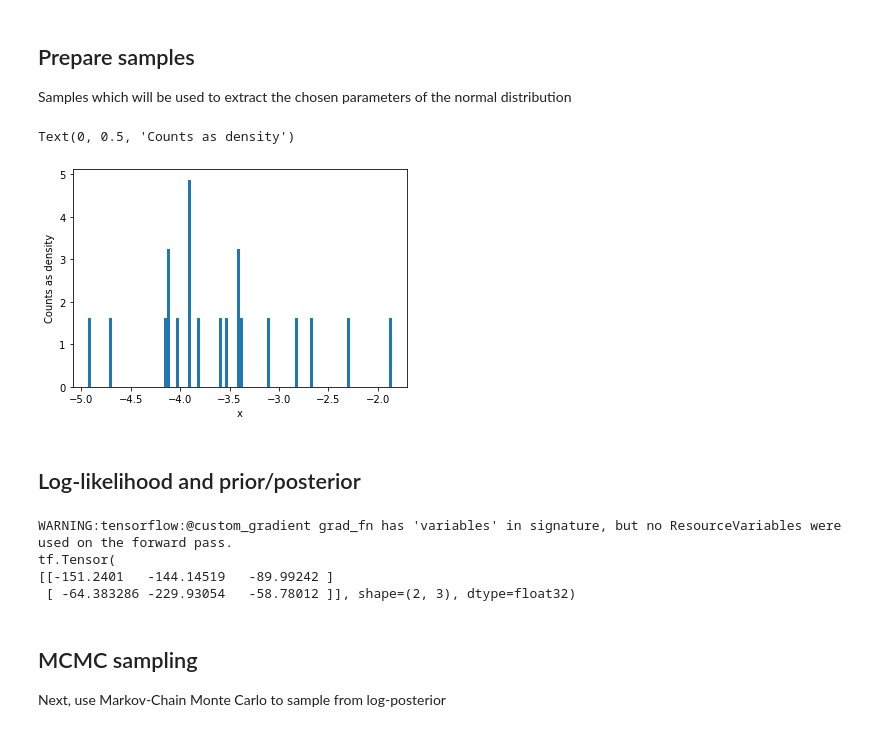
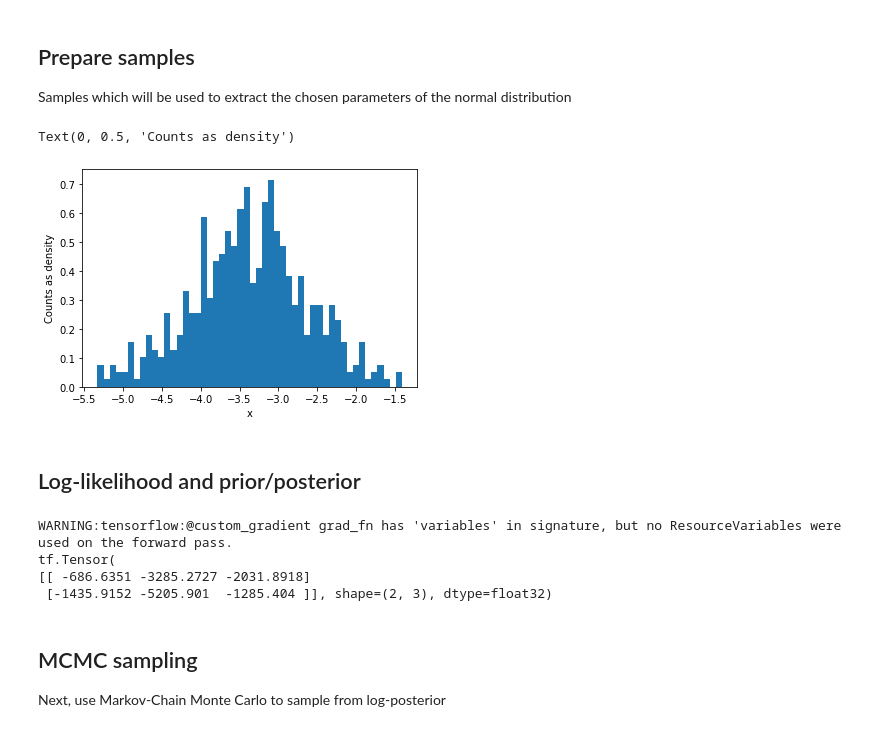
Before and after one commit to vasasav/tensorflow_probability_experiments, a Jupyter notebook: normal_model_variance_mapped.ipynb, the cells around one changed output. Cells and saved outputs as stored; diff of their text form; code cells hidden in the pictures.

```diff
--- a/normal_model_variance_mapped.ipynb
+++ b/normal_model_variance_mapped.ipynb
@@ -171,22 +171,22 @@ Samples which will be used to extract the chosen parameters of the normal distri
 # %%
 chosen_sig2 = 0.5
 chosen_lam = np.log(chosen_sig2)
 chosen_mu = -3.4
-chosen_sample_count = 20
+chosen_sample_count = 500
 
 # NB! parametrization for TFP.Normal is by the standard deviation, not variance!
 sampled_data = tfp.distributions.Normal(
     loc=chosen_mu, scale=np.sqrt(chosen_sig2)
 ).sample(chosen_sample_count).numpy()
 
 fig, ax = pp.subplots()
 #
-_ = ax.hist(sampled_data, bins=100, density=True)
+_ = ax.hist(sampled_data, bins=50, density=True)
 ax.set_xlabel('x')
 ax.set_ylabel('Counts as density')
 # %% [output]
 Text(0, 0.5, 'Counts as density')
-[figure, old version]
+[figure, new version]
 # %% [markdown]
 ## Log-likelihood and prior/posterior
 # %%
@@ -295,8 +295,8 @@ print(
 # %% [output]
 WARNING:tensorflow:@custom_gradient grad_fn has 'variables' in signature, but no ResourceVariables were used on the forward pass.
 tf.Tensor(
-[[-151.2401   -144.14519   -89.99242 ]
- [ -64.383286 -229.93054   -58.78012 ]], shape=(2, 3), dtype=float32)
+[[ -686.6351 -3285.2727 -2031.8918]
+ [-1435.9152 -5205.901  -1285.404 ]], shape=(2, 3), dtype=float32)
 # %% [markdown]
 ## MCMC sampling
 
```
Also changed, not shown: parts of 5 cells of this notebook, 2 other files.
